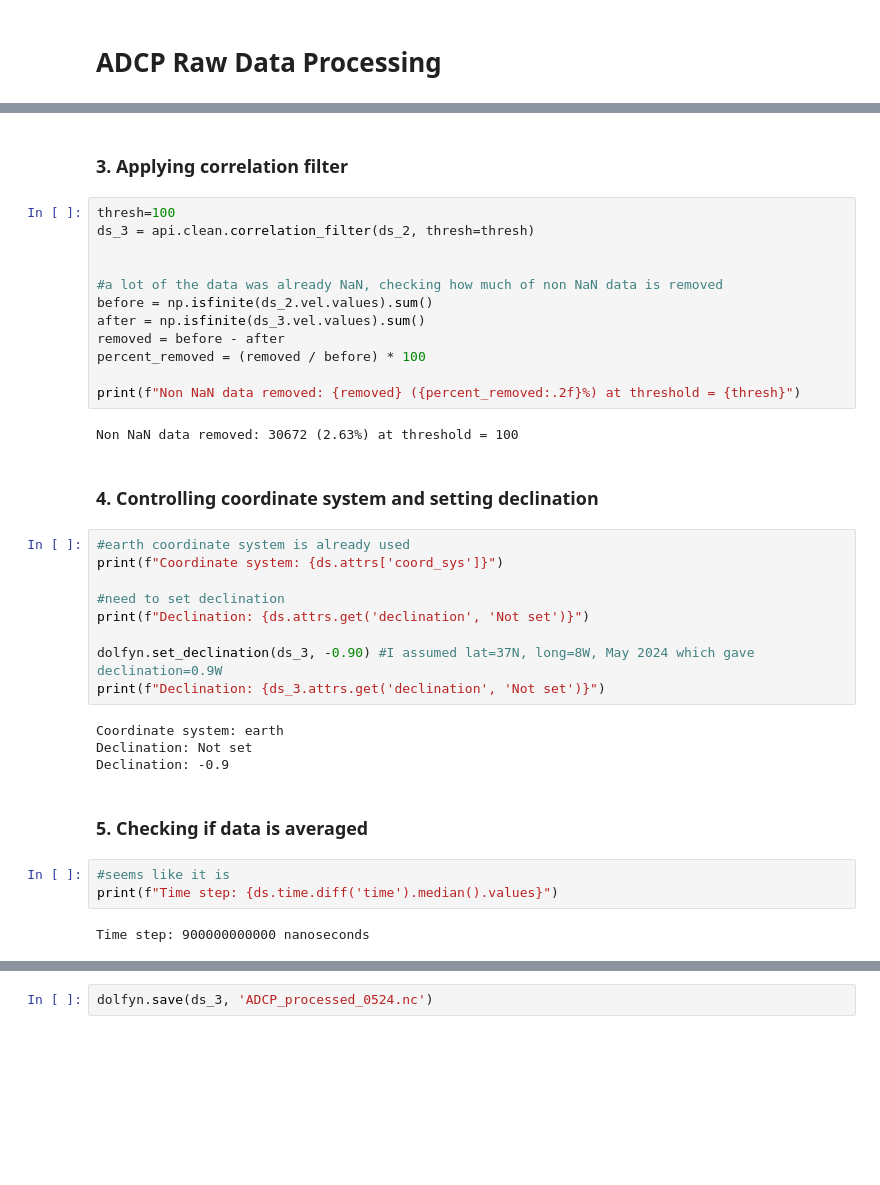
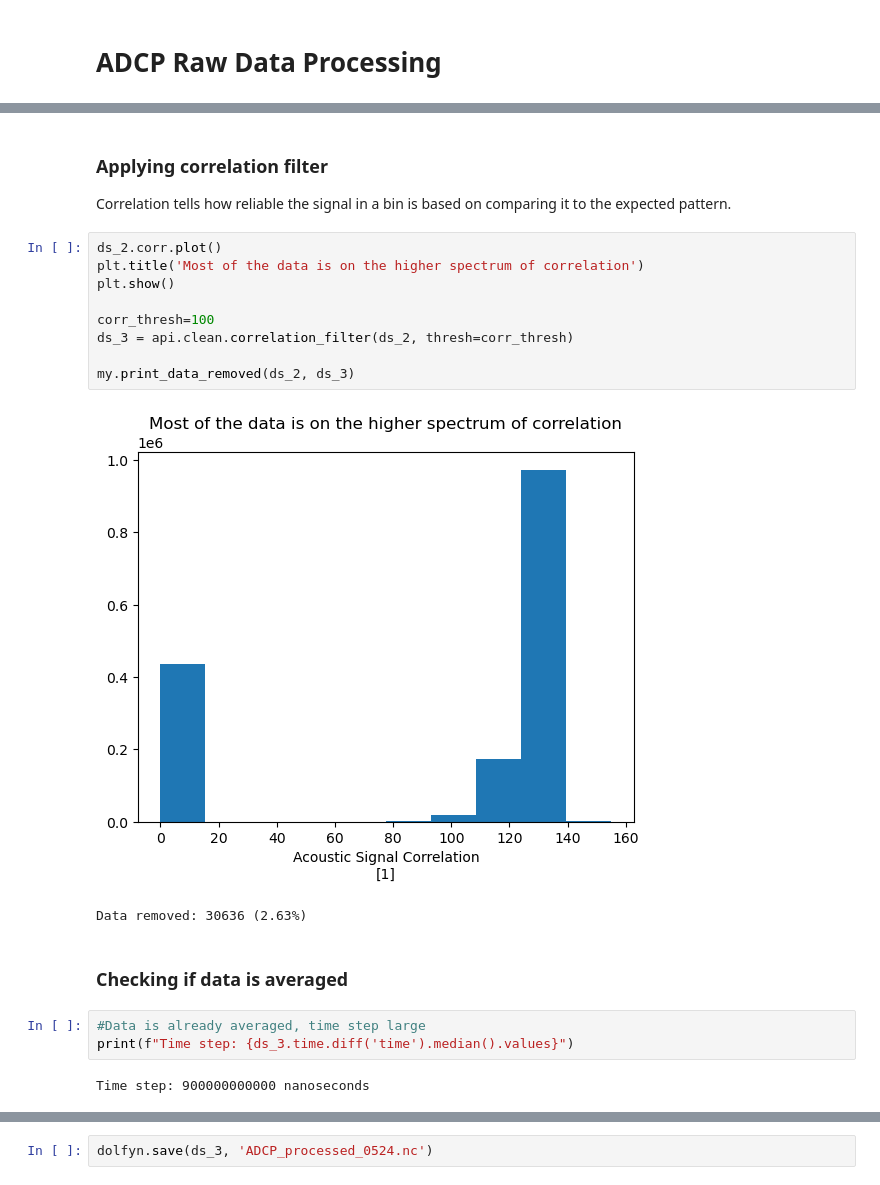
Before and after one commit to AnurovaPrykhodko/ADCP-internship, a Jupyter notebook: raw_data_processing.ipynb, the cells around one changed output, grey strips where cells are left out. Drawn from its saved outputs; the diff is of its cells as text; blank space fills up the shorter version.

```diff
--- a/raw_data_processing.ipynb
+++ b/raw_data_processing.ipynb
@@ -59,38 +103,23 @@ plt.show()
 # %% [markdown]
-### 3. Applying correlation filter
+### Applying correlation filter
+
+Correlation tells how reliable the signal in a bin is based on comparing it to the expected pattern.
 # %%
-thresh=100
-ds_3 = api.clean.correlation_filter(ds_2, thresh=thresh)
+ds_2.corr.plot()
+plt.title('Most of the data is on the higher spectrum of correlation')
+plt.show()
 
+corr_thresh=100
+ds_3 = api.clean.correlation_filter(ds_2, thresh=corr_thresh)
 
-#a lot of the data was already NaN, checking how much of non NaN data is removed
-before = np.isfinite(ds_2.vel.values).sum()
-after = np.isfinite(ds_3.vel.values).sum()
-removed = before - after
-percent_removed = (removed / before) * 100
-
-print(f"Non NaN data removed: {removed} ({percent_removed:.2f}%) at threshold = {thresh}")
+my.print_data_removed(ds_2, ds_3)
 # %% [output]
+[figure, added]
-Non NaN data removed: 30672 (2.63%) at threshold = 100
+Data removed: 30636 (2.63%)
-# %% [markdown]
-### 4. Controlling coordinate system and setting declination
-# %%
-#earth coordinate system is already used
-print(f"Coordinate system: {ds.attrs['coord_sys']}")
-
-#need to set declination
-print(f"Declination: {ds.attrs.get('declination', 'Not set')}")
-
-dolfyn.set_declination(ds_3, -0.90) #I assumed lat=37N, long=8W, May 2024 which gave declination=0.9W
-print(f"Declination: {ds_3.attrs.get('declination', 'Not set')}")
-# %% [output]
-Coordinate system: earth
-Declination: Not set
-Declination: -0.9
 # %% [markdown]
-### 5. Checking if data is averaged
+### Checking if data is averaged
 # %%
-#seems like it is
-print(f"Time step: {ds.time.diff('time').median().values}")
+#Data is already averaged, time step large
+print(f"Time step: {ds_3.time.diff('time').median().values}")
 # %% [output]
 Time step: 900000000000 nanoseconds
```
Also changed, not shown: parts of 16 cells of this notebook, 2 other files.
